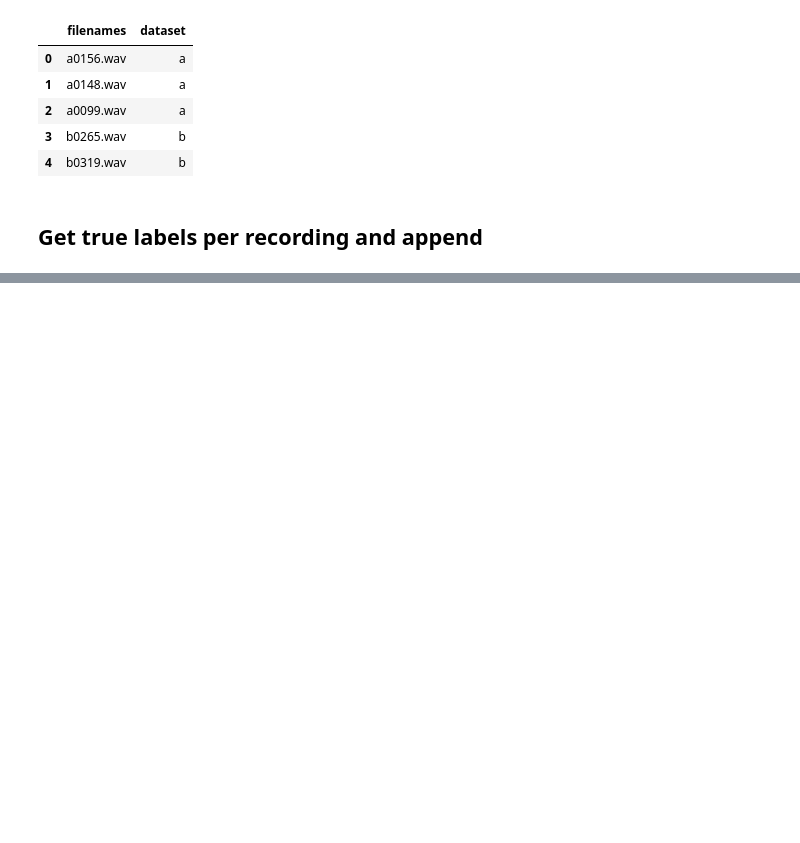
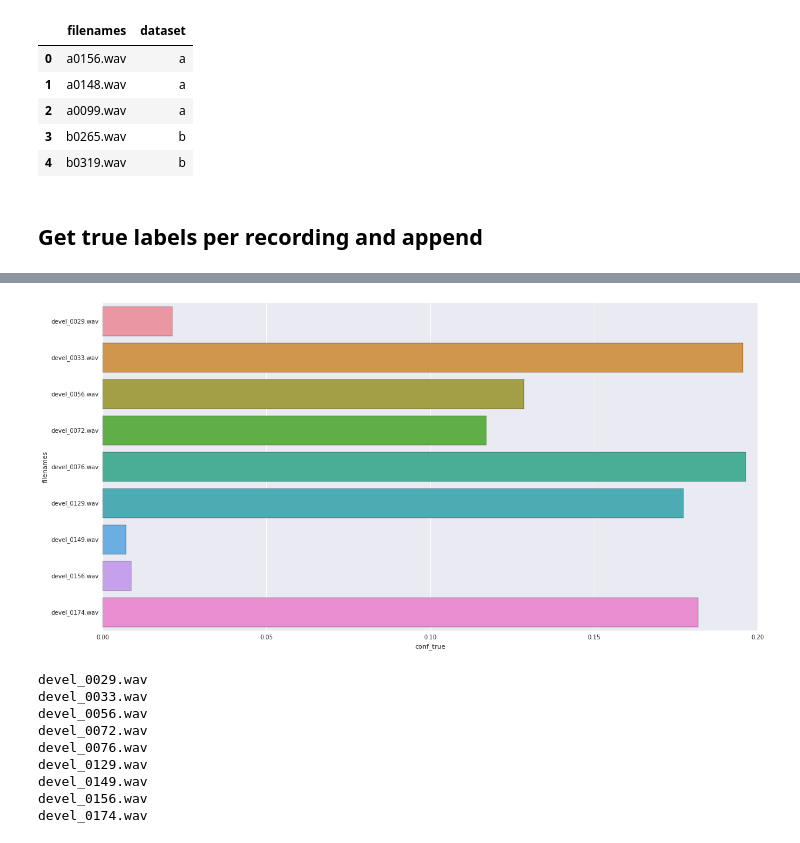
Before and after one commit to AhmedImtiazPrio/heartnet, a Jupyter notebook: codes/eval.ipynb, the cells around one changed output, grey strips where cells are left out. Drawn from its saved outputs; the diff is of its cells as text; code cells hidden in the pictures; blank space fills up the shorter version.

```diff
--- a/codes/eval.ipynb
+++ b/codes/eval.ipynb
@@ -249,0 +271,18 @@ y_pred_soft = np.asarray([y_pred[i,j] for i,j in zip(range(len(y_pred)),np.ndite
+# %%
+plt.figure(figsize=(20,10))
+mask = dfVal['conf_true']<=confidence_thresh
+sns.barplot(x=dfVal.conf_true[mask],y=dfVal.filenames[mask])
+plt.show()
+for names in dfVal.filenames[mask]:
+    print(names)
+# %% [output]
+[figure, added]
+devel_0029.wav
+devel_0033.wav
+devel_0056.wav
+devel_0072.wav
+devel_0076.wav
+devel_0129.wav
+devel_0149.wav
+devel_0156.wav
+devel_0174.wav
```
Also changed, not shown: parts of 27 cells of this notebook.
